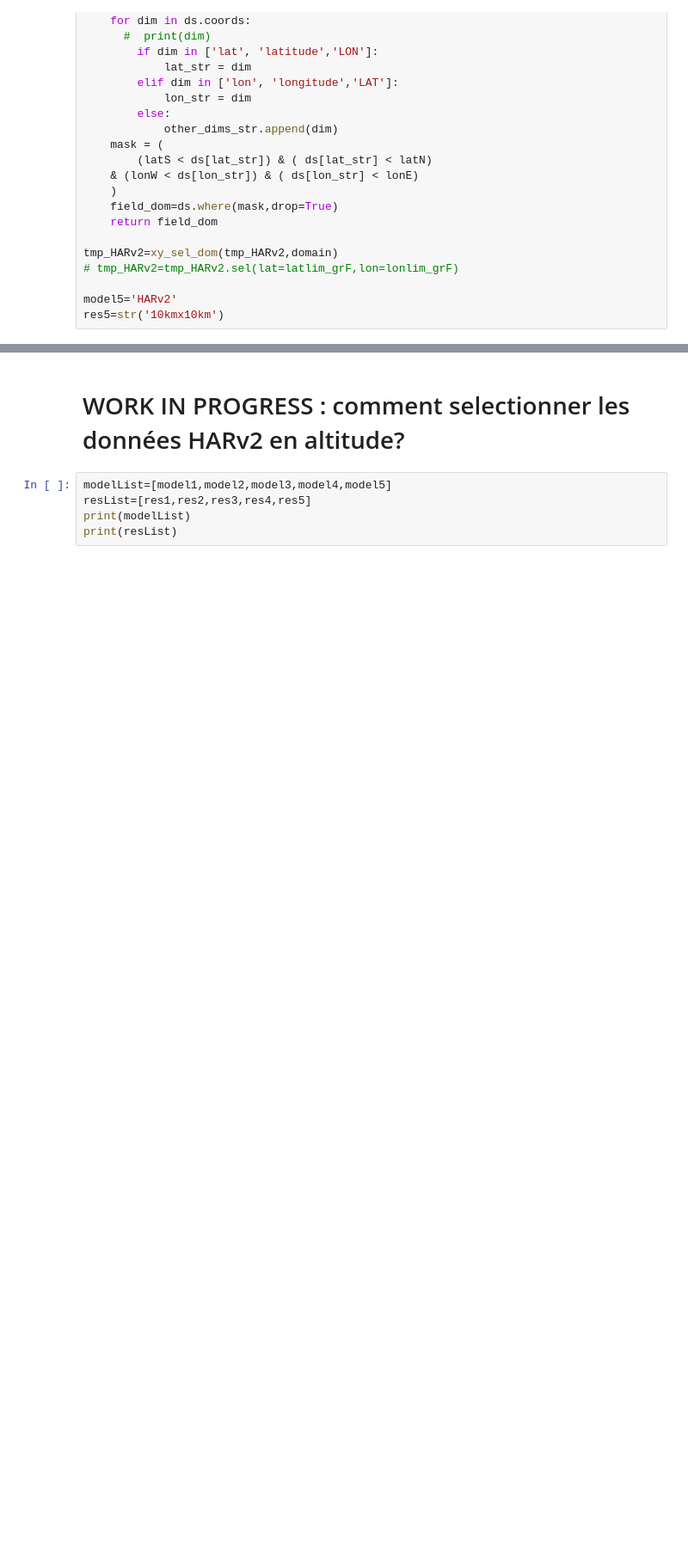
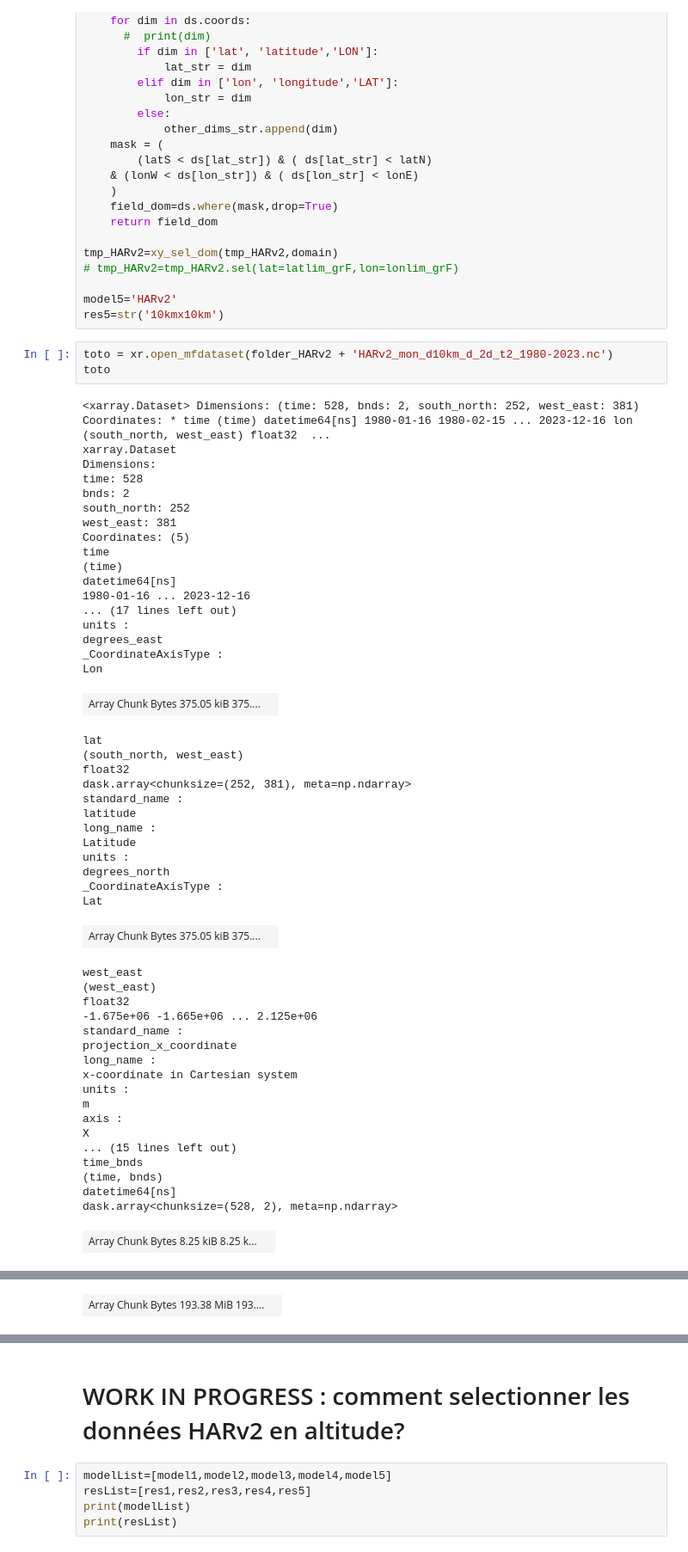
Before and after one commit to xfain/MAR_HMA, a Jupyter notebook: comparison_t2m.annual_climatology_Fed.ipynb, the cells around one changed output, grey strips where cells are left out. Shown at 86% size. Cells and saved outputs as stored; diff of their text form; blank space fills up the shorter version.

```diff
--- a/comparison_t2m.annual_climatology_Fed.ipynb
+++ b/comparison_t2m.annual_climatology_Fed.ipynb
@@ -256,3 +265,56 @@ tmp_HARv2=xy_sel_dom(tmp_HARv2,domain)
 
 model5='HARv2'
 res5=str('10kmx10km')
+# %%
+toto = xr.open_mfdataset(folder_HARv2 + 'HARv2_mon_d10km_d_2d_t2_1980-2023.nc')
+toto
+# %% [output]
+<xarray.Dataset> Dimensions: (time: 528, bnds: 2, south_north: 252, west_east: 381) Coordinates: * time (time) datetime64[ns] 1980-01-16 1980-02-15 ... 2023-12-16 lon (south_north, west_east) float32  ...
+xarray.Dataset
+Dimensions:
+time: 528
+bnds: 2
+south_north: 252
+west_east: 381
+Coordinates: (5)
+time
+(time)
+datetime64[ns]
+1980-01-16 ... 2023-12-16
+... (17 lines left out)
+units :
+degrees_east
+_CoordinateAxisType :
+Lon
+| Array Chunk Bytes 375.05 kiB 375.... |  |
+lat
+(south_north, west_east)
+float32
+dask.array<chunksize=(252, 381), meta=np.ndarray>
+standard_name :
+latitude
+long_name :
+Latitude
+units :
+degrees_north
+_CoordinateAxisType :
+Lat
+| Array Chunk Bytes 375.05 kiB 375.... |  |
+west_east
+(west_east)
+float32
+-1.675e+06 -1.665e+06 ... 2.125e+06
+standard_name :
+projection_x_coordinate
+long_name :
+x-coordinate in Cartesian system
+units :
+m
+axis :
+X
+... (15 lines left out)
+time_bnds
+(time, bnds)
+datetime64[ns]
+dask.array<chunksize=(528, 2), meta=np.ndarray>
+| Array Chunk Bytes 8.25 kiB 8.25 k... |  |
@@ -258,0 +333 @@ res5=str('10kmx10km')
+| Array Chunk Bytes 193.38 MiB 193.... |  |
```
Also changed, not shown: parts of 20 cells of this notebook, 2 other files.
